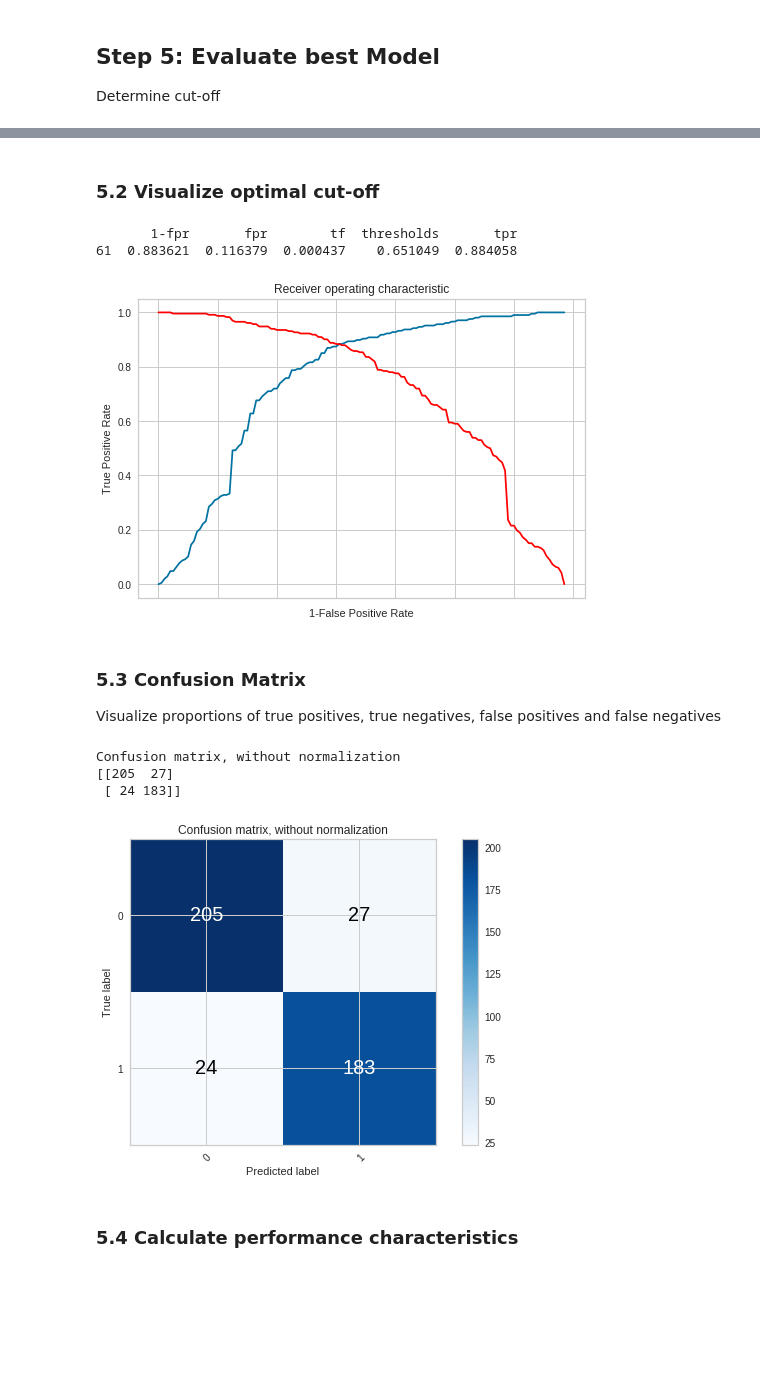
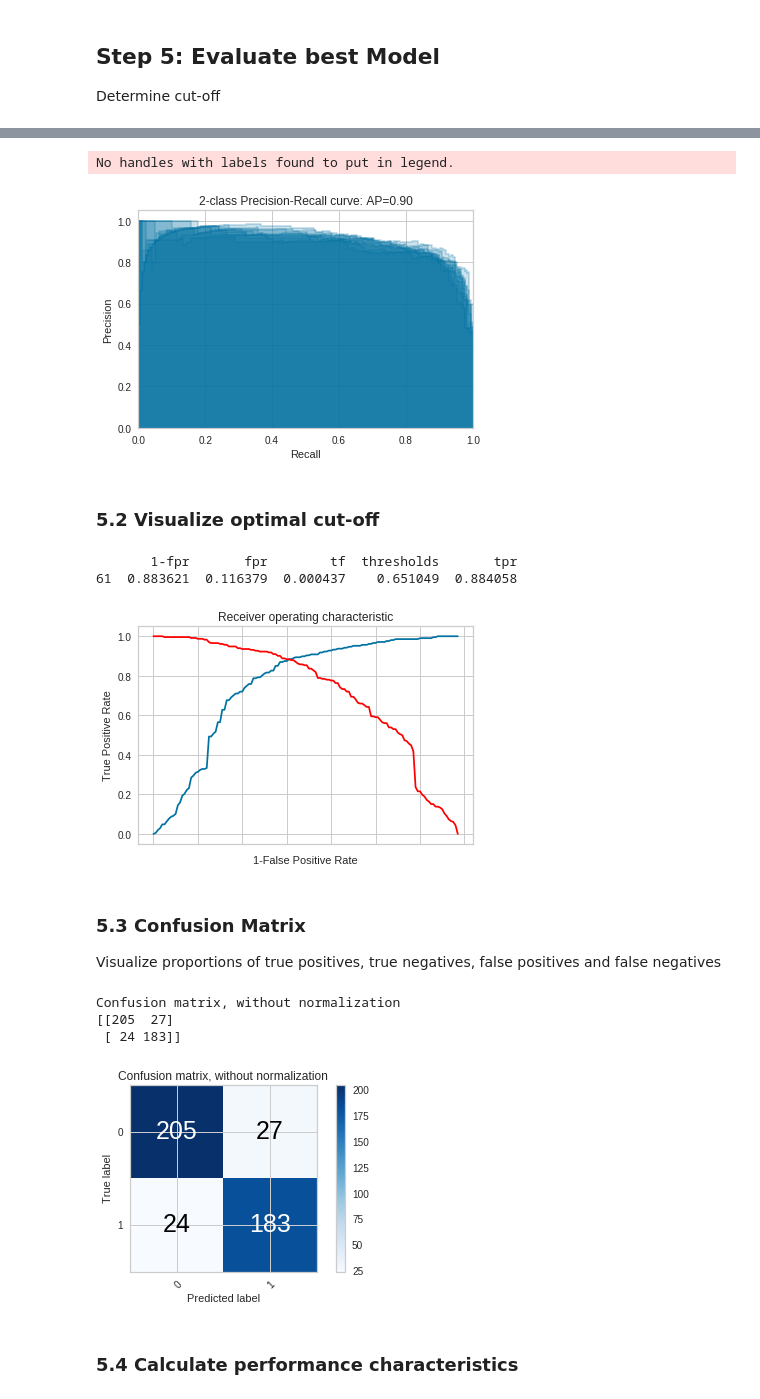
Before and after one commit to levrex/DiagnosisExtraction_ML, a Jupyter notebook: Notebook_Diagnosis_Extraction.ipynb, the cells around one changed output, grey strips where cells are left out. Saved outputs shown, nothing was run; the diff lists cells and outputs as text; code cells hidden in the pictures; blank space fills up the shorter version.

Commit message:
Added Precision/Recall & Export graphviz function + cleaned code

```diff
--- a/Notebook_Diagnosis_Extraction.ipynb
+++ b/Notebook_Diagnosis_Extraction.ipynb
@@ -80,6 +80,7 @@ equal_radiag_df = equal_radiag_df.sample(frac=1, random_state=SEED)
 X = equal_radiag_df['XANTWOORD'].values
 y = equal_radiag_df[['ID', 'Outcome']].values
 y_tot = equal_radiag_df['Outcome'].values
+y_b = np.array([bc.binarize(val) for val in y_tot])
 # %% [markdown]
 ### 1.4 Visualizing the data
 #### Plot: Prevalence of RA-cases
@@ -162,38 +149,31 @@ Listed below are the following models: Naive Bayes, Gradient Boosting, Neural Ne
 # %%
 pipe_list = [
     # Naive Bayes - 0
-    Pipeline([('vect', CountVectorizer()),
-                ('tfidf', TfidfTransformer()),
+    Pipeline([('vect', TfidfVectorizer()),
                 ('clf', MultinomialNB()),
             ]),
     # Gradient Boosting - 1
-    Pipeline([('vect', CountVectorizer()),
-                ('tfidf', TfidfTransformer()),
+    Pipeline([('vect', TfidfVectorizer()),
                 ('clf', ske.GradientBoostingClassifier(random_state=SEED))
             ]),
     # Neural Networks - 2
-    Pipeline([('vect', CountVectorizer()),
-                ('tfidf', TfidfTransformer()),
+    Pipeline([('vect', TfidfVectorizer()),
                 ('clf', MLPClassifier(solver='lbfgs', random_state=SEED)), # hidden_layer_sizes=(5, 2), ,
             ]),
     # Decision Tree - 3
-    Pipeline([('vect', CountVectorizer()),
-                ('tfidf', TfidfTransformer()),
+    Pipeline([('vect', TfidfVectorizer()),
                 ('clf', tree.DecisionTreeClassifier(random_state=SEED)),
             ]),
     # SVM 4 - NuSVC probability
-    Pipeline([('vect', CountVectorizer()),
-                ('tfidf', TfidfTransformer()),
+    Pipeline([('vect', TfidfVectorizer()),
                 ('clf', NuSVC(probability=True,random_state=SEED)),
             ]),
     # Random Forest 5
-    Pipeline([('vect', CountVectorizer()),
-                ('tfidf', TfidfTransformer()),
+    Pipeline([('vect', TfidfVectorizer()),
                 ('clf', RandomForestClassifier(random_state=SEED)), # n_estimators=100, max_depth=2,
             ]),
     # Dummy 6
-    Pipeline([('vect', CountVectorizer()),
-                ('tfidf', TfidfTransformer()),
+    Pipeline([('vect', TfidfVectorizer()),
                 ('clf', DummyClassifier(random_state=SEED)),
             ])
     ]
@@ -213,14 +195,14 @@ import matplotlib.pyplot as plt
 
 lbls = ['Naive Bayes', 'Gradient Boosting', 'Neural Networks', 'SVM', 'Random Forest', 'Dummy']
 
-l_folds = bC.preset_CV10Folds(X)
+l_folds = bc.preset_CV10Folds(X)
 filtered_pipe = pipe_list[:3] + pipe_list[4:7] # exclude decision -> because it cant assess the probabilities!
 plt.rcParams.update({'font.size': 25})
 plt.figure(figsize=(16,12))
 
-plt, ref_auc, auc_ref, fitted_wm = bC.plotCustomModelROC(WordMatching, X, y_tot, l_folds, 'Word Matching', 'r', '--') # custom made roc
-plt, dt_auc, auc_dt, fitted_dt = bC.plotBinaryROC(pipe_list[3], 'Decision Tree', X, y_tot, l_folds, 'y')
-plt, d_aucs, fitted_models = bC.plotCrossValidationROC(filtered_pipe,'ROC curve for different classification methods', lbls, X, y_tot, l_folds, ref_auc)
+plt, ref_auc, auc_ref, fitted_wm = bc.plotCustomModelROC(WordMatching, X, y_tot, l_folds, 'Word Matching', 'r', '--') # custom made roc
+plt, dt_auc, auc_dt, fitted_dt = bc.plotBinaryROC(pipe_list[3], 'Decision Tree', X, y_tot, l_folds, 'y')
+plt, d_aucs, fitted_models = bc.plotCrossValidationROC(filtered_pipe,'ROC curve for different classification methods', lbls, X, y_tot, l_folds, ref_auc)
 plt.savefig('figures/ROC_curve_all_methods.png', bbox_inches='tight')
 # %% [output]
 Word Matching 0.7539219616229005 (std : +/-0.01958155283532 )
@@ -309,24 +288,36 @@ GBM .05 0.9254454880185874 (std : +/-0.04188828398020895 )
+# %%
+import numpy as np
+import importlib
+importlib.reload(bc)
+
+positive_prev = .75
+clf = filtered_pipe[1] # GBM
+
+bc.plotPrecisionRecall(clf, X, y_b, positive_prev)
+# %% [output]
+No handles with labels found to put in legend.
+[figure, added]
 # %% [markdown]
 ### 5.2 Visualize optimal cut-off
 # %%
-cut_off = bC.optimalCutoff(gbm_model[0], y_test_fold, 'Gradient Boosting', True)
+cut_off = bc.optimalCutoff(gbm_model[0], np.array(y_b)[test_index], 'Gradient Boosting', True)
 # %% [output]
        1-fpr       fpr        tf  thresholds       tpr
 61  0.883621  0.116379  0.000437    0.651049  0.884058
-[figure, old version]
+[figure, new version]
 # %% [markdown]
 ### 5.3 Confusion Matrix
 Visualize proportions of true positives, true negatives, false positives and false negatives
 # %%
-bC.plot_confusion_matrix(y_test_fold, l_pred, classes=['0', '1'],
+bc.plot_confusion_matrix(np.array(y_b)[test_index], l_pred, classes=['0', '1'],
                       title='Confusion matrix, without normalization')
 plt.savefig('figures/results/GBM_confusion_matrix.png', bbox_inches='tight')
 plt.show()
 # %% [output]
 Confusion matrix, without normalization
 [[205  27]
  [ 24 183]]
-[figure, old version]
+[figure, new version]
 # %% [markdown]
 ### 5.4 Calculate performance characteristics
 # %%
```
Also changed, not shown: parts of 26 cells of this notebook, 10 other files.
